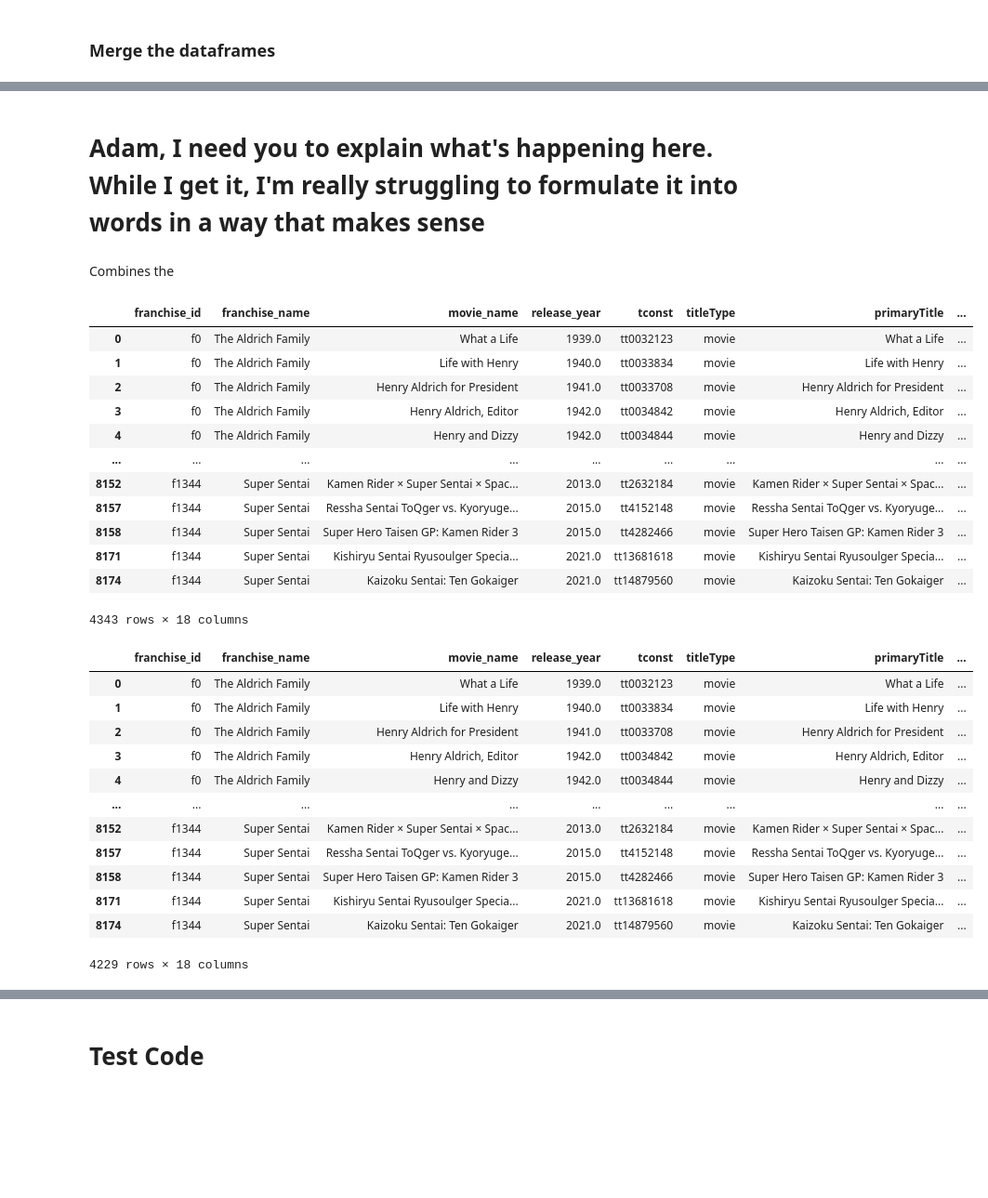
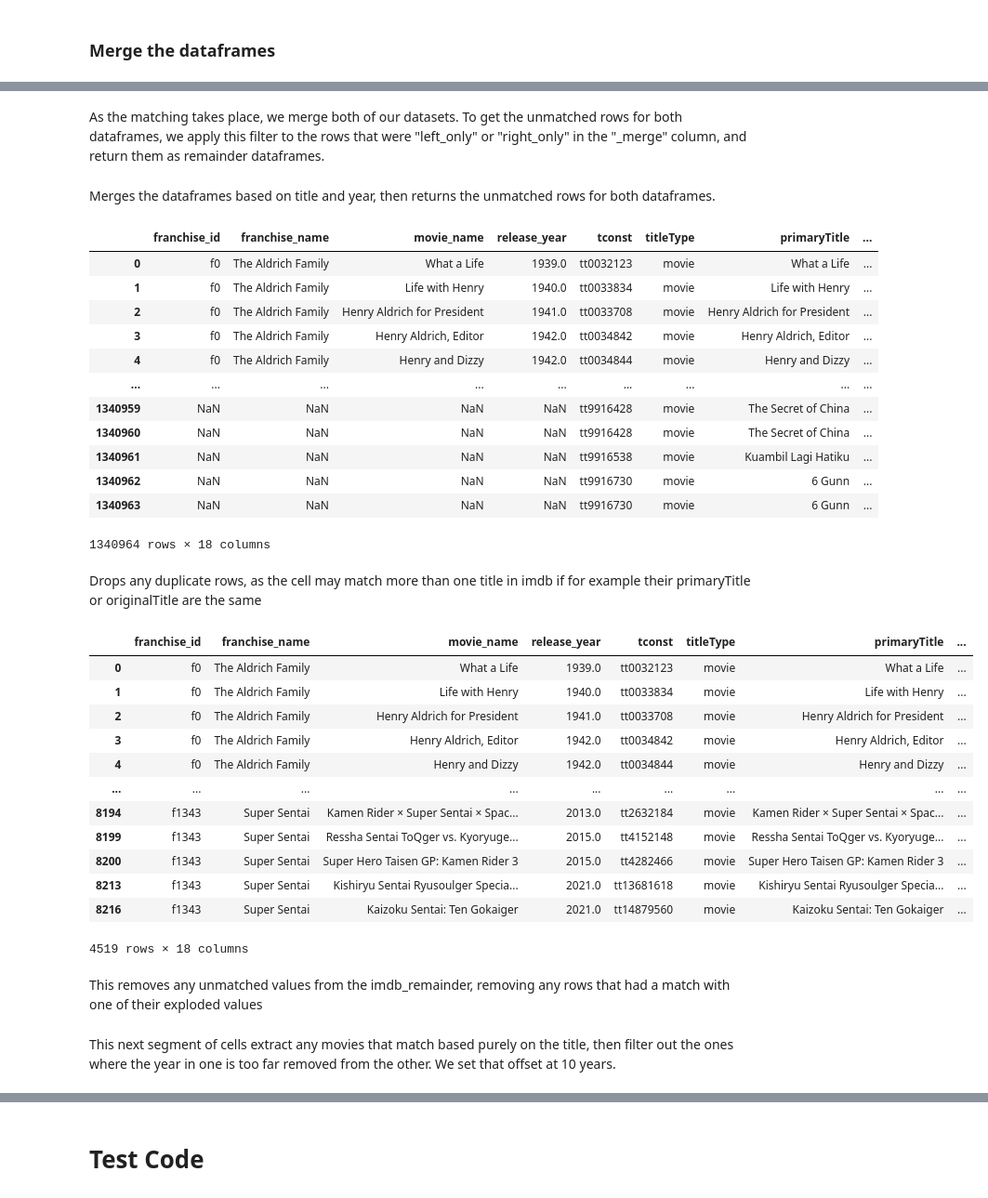
Before and after one commit to adambrennan150/Franchises, a Jupyter notebook: 103_IMDB_Wiki_Matching.ipynb, the cells around one changed output, grey strips where cells are left out. Shown at 93% size. Cells and saved outputs as stored; diff of their text form; code cells hidden in the pictures; blank space fills up the shorter version.

```diff
--- a/103_IMDB_Wiki_Matching.ipynb
+++ b/103_IMDB_Wiki_Matching.ipynb
@@ -7,8 +14,8 @@ import ast
 import numpy as np
 from rapidfuzz import process, fuzz
 # %%
-wiki_movies = pd.read_csv("clean_data//clean_wikipedia_franchises.csv", index_col = 0)
-imdb_movies = pd.read_csv("raw_data//imdb_movies_db.csv", index_col = 0)
+wiki_movies = pd.read_csv("wikipedia_movie_franchises.csv", index_col = 0)
+imdb_movies = pd.read_csv("imdb_movies_db.csv", index_col = 0)
 # %% [markdown]
 We need to change the year for imdb_movies so it's an integer. We'll first remove any without a value (signified by \n) and then convert to int
 # %%
@@ -68,34 +59,36 @@ These filters will ensure we're only keeping the columns we need
 # %%
 wiki_filter = ["tconst", "titleType", "primaryTitle","originalTitle", "isAdult","startYear","endYear","runtimeMinutes","genres","averageRating","numVotes","akas","_merge", "all_names"]
 imdb_filter = ["franchise_name", "franchise_id", "movie_name", "release_year","_merge"]
-# %% [markdown]
-# Adam, I need you to explain what's happening here. While I get it, I'm really struggling to formulate it into words in a way that makes sense
+# %% [markdown]
+As the matching takes place, we merge both of our datasets. To get the unmatched rows for both dataframes, we apply this filter to the rows that were "left_only" or "right_only" in the "_merge" column, and return them as remainder dataframes.
 # %%
 def filter_df(df, merge, cols):
     remainder = df[df["_merge"]== merge]
     remainder = remainder.drop(cols, axis = 1)
     return remainder
-# %% [markdown]
-Combines the
+# %% [markdown]
+Merges the dataframes based on title and year, then returns the unmatched rows for both dataframes.
 # %%
 all_merged = pd.merge(wiki_movies, imdb_movies, left_on=["movie_name", "release_year"], right_on=["all_names", "startYear"], how="outer", indicator = True)
 wiki_remainder = filter_df(all_merged, "left_only", wiki_filter)
 imdb_remainder = filter_df(all_merged, "right_only", imdb_filter)
-all_merged[all_merged["_merge"]=="both"]
+all_merged
 # %% [output]
 |  | franchise_id | franchise_name | movie_name | release_year | tconst | titleType | primaryTitle | ... |
 | 0 | f0 | The Aldrich Family | What a Life | 1939.0 | tt0032123 | movie | What a Life | ... |
 | 1 | f0 | The Aldrich Family | Life with Henry | 1940.0 | tt0033834 | movie | Life with Henry | ... |
 | 2 | f0 | The Aldrich Family | Henry Aldrich for President | 1941.0 | tt0033708 | movie | Henry Aldrich for President | ... |
 | 3 | f0 | The Aldrich Family | Henry Aldrich, Editor | 1942.0 | tt0034842 | movie | Henry Aldrich, Editor | ... |
 | 4 | f0 | The Aldrich Family | Henry and Dizzy | 1942.0 | tt0034844 | movie | Henry and Dizzy | ... |
 | ... | ... | ... | ... | ... | ... | ... | ... | ... |
-| 8152 | f1344 | Super Sentai | Kamen Rider × Super Sentai × Spac... | 2013.0 | tt2632184 | movie | Kamen Rider × Super Sentai × Spac... | ... |
-| 8157 | f1344 | Super Sentai | Ressha Sentai ToQger vs. Kyoryuge... | 2015.0 | tt4152148 | movie | Ressha Sentai ToQger vs. Kyoryuge... | ... |
-| 8158 | f1344 | Super Sentai | Super Hero Taisen GP: Kamen Rider 3 | 2015.0 | tt4282466 | movie | Super Hero Taisen GP: Kamen Rider 3 | ... |
-| 8171 | f1344 | Super Sentai | Kishiryu Sentai Ryusoulger Specia... | 2021.0 | tt13681618 | movie | Kishiryu Sentai Ryusoulger Specia... | ... |
-| 8174 | f1344 | Super Sentai | Kaizoku Sentai: Ten Gokaiger | 2021.0 | tt14879560 | movie | Kaizoku Sentai: Ten Gokaiger | ... |
+| 1340959 | NaN | NaN | NaN | NaN | tt9916428 | movie | The Secret of China | ... |
+| 1340960 | NaN | NaN | NaN | NaN | tt9916428 | movie | The Secret of China | ... |
+| 1340961 | NaN | NaN | NaN | NaN | tt9916538 | movie | Kuambil Lagi Hatiku | ... |
+| 1340962 | NaN | NaN | NaN | NaN | tt9916730 | movie | 6 Gunn | ... |
+| 1340963 | NaN | NaN | NaN | NaN | tt9916730 | movie | 6 Gunn | ... |
-4343 rows × 18 columns
+1340964 rows × 18 columns
+# %% [markdown]
+Drops any duplicate rows, as the cell may match more than one title in imdb if for example their primaryTitle or originalTitle are the same
 # %%
 all_merged_both = all_merged[all_merged["_merge"]=="both"]
 all_merged_both = all_merged_both.drop_duplicates(subset = "tconst",keep = "first")
@@ -108,9 +101,9 @@ all_merged_both
 | 3 | f0 | The Aldrich Family | Henry Aldrich, Editor | 1942.0 | tt0034842 | movie | Henry Aldrich, Editor | ... |
 | 4 | f0 | The Aldrich Family | Henry and Dizzy | 1942.0 | tt0034844 | movie | Henry and Dizzy | ... |
 | ... | ... | ... | ... | ... | ... | ... | ... | ... |
-| 8152 | f1344 | Super Sentai | Kamen Rider × Super Sentai × Spac... | 2013.0 | tt2632184 | movie | Kamen Rider × Super Sentai × Spac... | ... |
-| 8157 | f1344 | Super Sentai | Ressha Sentai ToQger vs. Kyoryuge... | 2015.0 | tt4152148 | movie | Ressha Sentai ToQger vs. Kyoryuge... | ... |
-| 8158 | f1344 | Super Sentai | Super Hero Taisen GP: Kamen Rider 3 | 2015.0 | tt4282466 | movie | Super Hero Taisen GP: Kamen Rider 3 | ... |
-| 8171 | f1344 | Super Sentai | Kishiryu Sentai Ryusoulger Specia... | 2021.0 | tt13681618 | movie | Kishiryu Sentai Ryusoulger Specia... | ... |
-| 8174 | f1344 | Super Sentai | Kaizoku Sentai: Ten Gokaiger | 2021.0 | tt14879560 | movie | Kaizoku Sentai: Ten Gokaiger | ... |
+| 8194 | f1343 | Super Sentai | Kamen Rider × Super Sentai × Spac... | 2013.0 | tt2632184 | movie | Kamen Rider × Super Sentai × Spac... | ... |
+| 8199 | f1343 | Super Sentai | Ressha Sentai ToQger vs. Kyoryuge... | 2015.0 | tt4152148 | movie | Ressha Sentai ToQger vs. Kyoryuge... | ... |
+| 8200 | f1343 | Super Sentai | Super Hero Taisen GP: Kamen Rider 3 | 2015.0 | tt4282466 | movie | Super Hero Taisen GP: Kamen Rider 3 | ... |
+| 8213 | f1343 | Super Sentai | Kishiryu Sentai Ryusoulger Specia... | 2021.0 | tt13681618 | movie | Kishiryu Sentai Ryusoulger Specia... | ... |
+| 8216 | f1343 | Super Sentai | Kaizoku Sentai: Ten Gokaiger | 2021.0 | tt14879560 | movie | Kaizoku Sentai: Ten Gokaiger | ... |
-4229 rows × 18 columns
+4519 rows × 18 columns
@@ -119,5 +110,9 @@ Get any
+# %% [markdown]
+This removes any unmatched values from the imdb_remainder, removing any rows that had a match with one of their exploded values
 # %%
 imdb_remainder = imdb_remainder[~imdb_remainder["tconst"].isin(all_merged_both["tconst"])]
+# %% [markdown]
+This next segment of cells extract any movies that match based purely on the title, then filter out the ones where the year in one is too far removed from the other. We set that offset at 10 years.
 # %%
 no_year = pd.merge(wiki_remainder, imdb_remainder, left_on=["movie_name"], right_on=["all_names"], how="outer", indicator = True)
 wiki_remainder = filter_df(all_merged, "left_only", wiki_filter)
```
Also changed, not shown: parts of 44 cells of this notebook.
